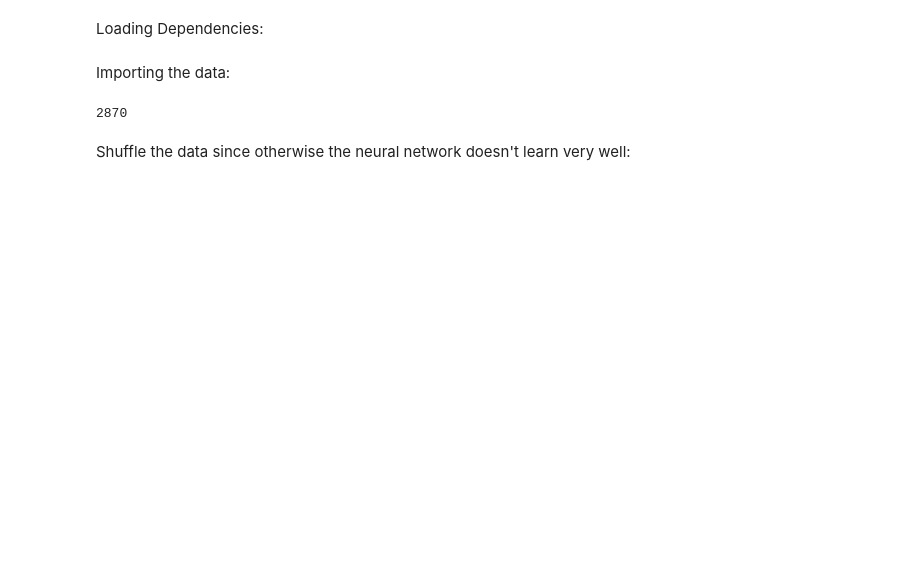
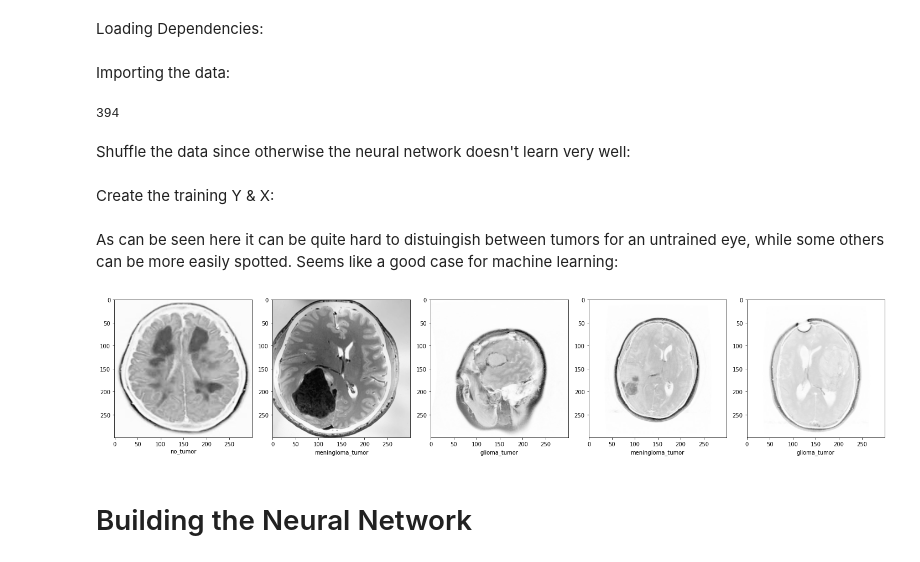
Before and after one commit to Felix-Blom/Brain-Tumor-Detection-Group-Project-DLIP, a Jupyter notebook: Brain Tumor Detection Notebook.ipynb, the cells around one changed output. Cells and saved outputs as stored; diff of their text form; code cells hidden in the pictures; blank space fills up the shorter version.

```diff
--- a/Brain Tumor Detection Notebook.ipynb
+++ b/Brain Tumor Detection Notebook.ipynb
@@ -13,27 +15,36 @@ Importing the data:
 # All the folders in the training directory
 categories = ["glioma_tumor", "meningioma_tumor", "no_tumor", "pituitary_tumor"]
 train_dir = "./data/Training/"
+test_dir = "./data/Testing/"
 
+# Initialize image size
+IMG_SIZE = 300
 
-IMG_SIZE = 50
+# Initialize lists
 training_data = []
-def create_training_data():
+test_data = []
+
+# Function to label the image arrays
+def create_data(data_list, directory):
     # Loop over the folders (categories)
     for i, category in enumerate(categories):
         # Join the paths
-        path = os.path.join(train_dir, category)
+        path = os.path.join(directory, category)
         # Read individual images
         for img in os.listdir(path):
             img_array = cv.imread(os.path.join(path, img), cv.IMREAD_GRAYSCALE)
             resized_array = cv.resize(img_array, (IMG_SIZE, IMG_SIZE))
-            training_data.append([resized_array, i])
+            data_list.append([resized_array, str(category)])
 
 
-create_training_data()
+# Creating the labelled images
+create_data(training_data, train_dir)
+create_data(test_data, test_dir)
 
 # Print the length
 len(training_data)
+len(test_data)
 # %% [output]
-2870
+394
 # %% [markdown]
 Shuffle the data since otherwise the neural network doesn't learn very well:
@@ -40,12 +54,36 @@ Shuffle the data since otherwise the neural network doesn't learn very well:
+# %% [markdown]
+Create the training Y & X:
 # %%
-random.shuffle(training_data)
-
 X_train = []
 y_train = []
+X_test = []
+y_test = []
 
 for features, label in training_data:
     X_train.append(features)
     y_train.append(label)
 
 
-X = np.array(X_train).reshape(-1, IMG_SIZE, IMG_SIZE, 1)
+for features, label in test_data:
+    X_test.append(features)
+    y_test.append(label)
+
+# Reshaping the images
+X_train = np.array(X_train).reshape(-1, IMG_SIZE, IMG_SIZE, 1)
+X_test = np.array(X_test).reshape(-1, IMG_SIZE, IMG_SIZE, 1)
+# %% [markdown]
+As can be seen here it can be quite hard to distuingish between tumors for an untrained eye, while some others can be more easily spotted. Seems like a good case for machine learning:
+# %%
+plt.figure(figsize = (20,20));
+for i,j in enumerate(X_train):
+    if i<5:
+        plt.subplot(1,5,i+1)
+        plt.imshow(j, cmap="Greys");
+        plt.xlabel(y_train[i]);
+        plt.tight_layout()
+    else:
+        break
+# %% [output]
+[figure, added]
+# %% [markdown]
+# Building the Neural Network
```
Also changed, not shown: parts of 3 cells of this notebook.
